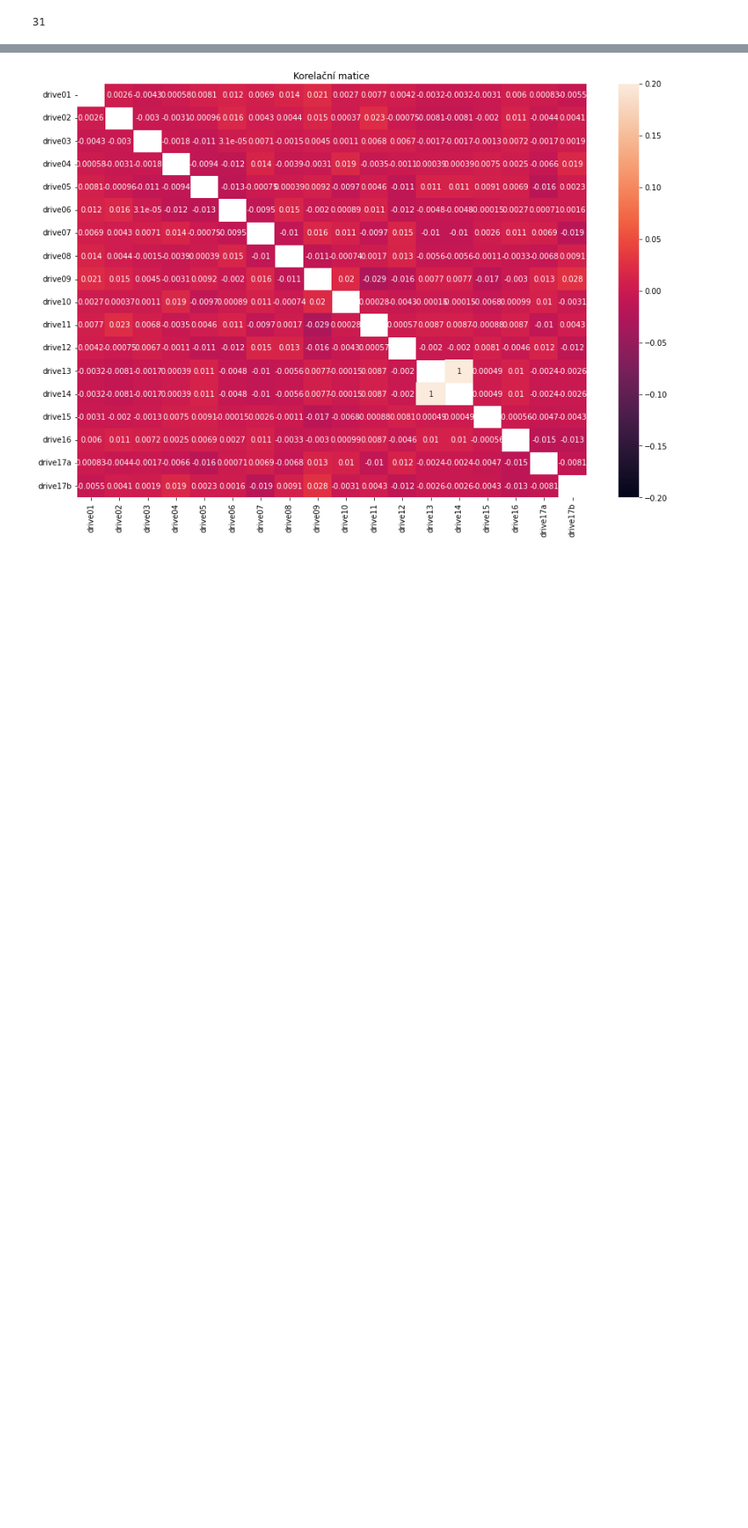
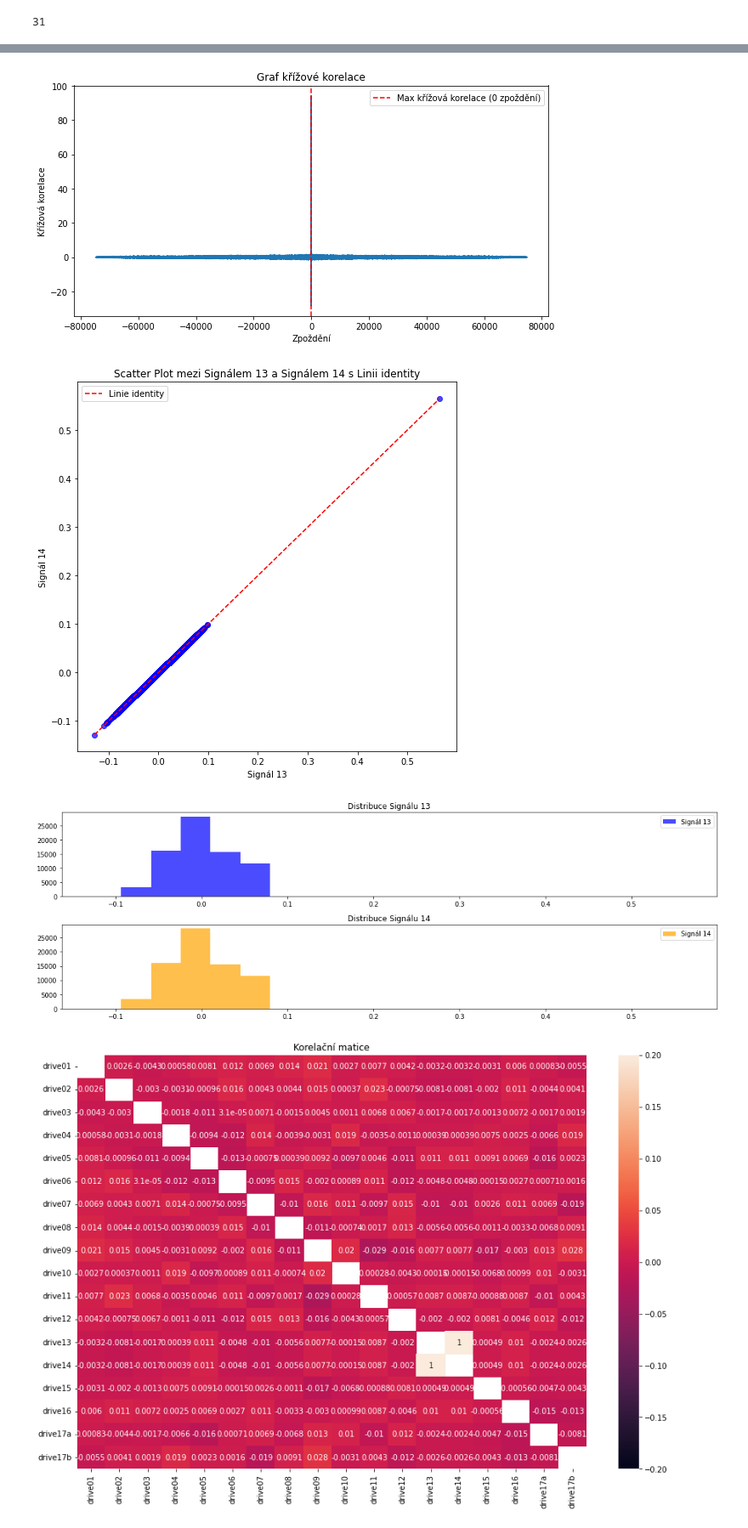
Before and after one commit to ulricht01/PZS, a Jupyter notebook: 1_seminarni_prace/2_uloha.ipynb, the cells around one changed output, grey strips where cells are left out. Shown at 85% size. Saved outputs shown, nothing was run; the diff lists cells and outputs as text; code cells hidden in the pictures; blank space fills up the shorter version.

```diff
--- a/1_seminarni_prace/2_uloha.ipynb
+++ b/1_seminarni_prace/2_uloha.ipynb
@@ -137,0 +170,14 @@ print(dominant_samp)
+# %%
+from scipy.stats import pearsonr, spearmanr, kendalltau
+
+urci_korelaci_prumer_odchylky(database, 12,13, signals[12], signals[13])
+lag, cross_corr = odezva_cross_corr(database, 12,13, signals[12], signals[13])
+
+corr_coefficient, p_value = pearsonr(signals[12], signals[13])
+print(f"Pearsonův korelační koeficient: {corr_coefficient}, p-hodnota: {p_value}")
+
+spearman_corr, spearman_p_value = spearmanr(signals[12], signals[13])
+print(f"Spearmanův rangový korelační koeficient: {spearman_corr}, p-hodnota: {spearman_p_value}")
+
+kendall_tau, kendall_p_value = kendalltau(signals[12], signals[13])
+print(f"Kendallova tau: {kendall_tau}, p-hodnota: {kendall_p_value}")
@@ -138,3 +191,40 @@ print(dominant_samp)
+# %%
+plt.figure(figsize=(10, 5))
+plt.plot(np.arange(-len(signals[12])+1, len(signals[12])), cross_corr)
+plt.title("Graf křížové korelace")
+plt.xlabel("Zpoždění")
+plt.ylabel("Křížová korelace")
+plt.axvline(x=lag, color='red', linestyle='--', label=f'Max křížová korelace ({lag} zpoždění)')
+plt.legend()
+plt.show()
+
+plt.figure(figsize=(8, 8))
+plt.scatter(signals[12], signals[13], color='blue', alpha=0.7)
+plt.plot([min(signals[12]), max(signals[12])], [min(signals[12]), max(signals[12])], linestyle='--', color='red', label='Linie identity')
+plt.title("Scatter Plot mezi Signálem 13 a Signálem 14 s Linii identity")
+plt.xlabel("Signál 13")
+plt.ylabel("Signál 14")
+plt.legend()
+plt.show()
+
+plt.figure(figsize=(15, 5))
+
+plt.subplot(2, 1, 1)
+plt.hist(signals[12], bins=20, color='blue', alpha=0.7, label='Signál 13')
+plt.title("Distribuce Signálu 13")
+plt.legend()
+
+plt.subplot(2, 1, 2)
+plt.hist(signals[13], bins=20, color='orange', alpha=0.7, label='Signál 14')
+plt.title("Distribuce Signálu 14")
+plt.legend()
+
+plt.tight_layout()
+plt.show()
+# %% [output]
+[figure, added]
+[figure, added]
+[figure, added]
 # %%
 for i in range(0, 7):
     final_signals= preprocess_signals(signals, samps)
```
Also changed, not shown: parts of 3 cells of this notebook, 1 other file.
